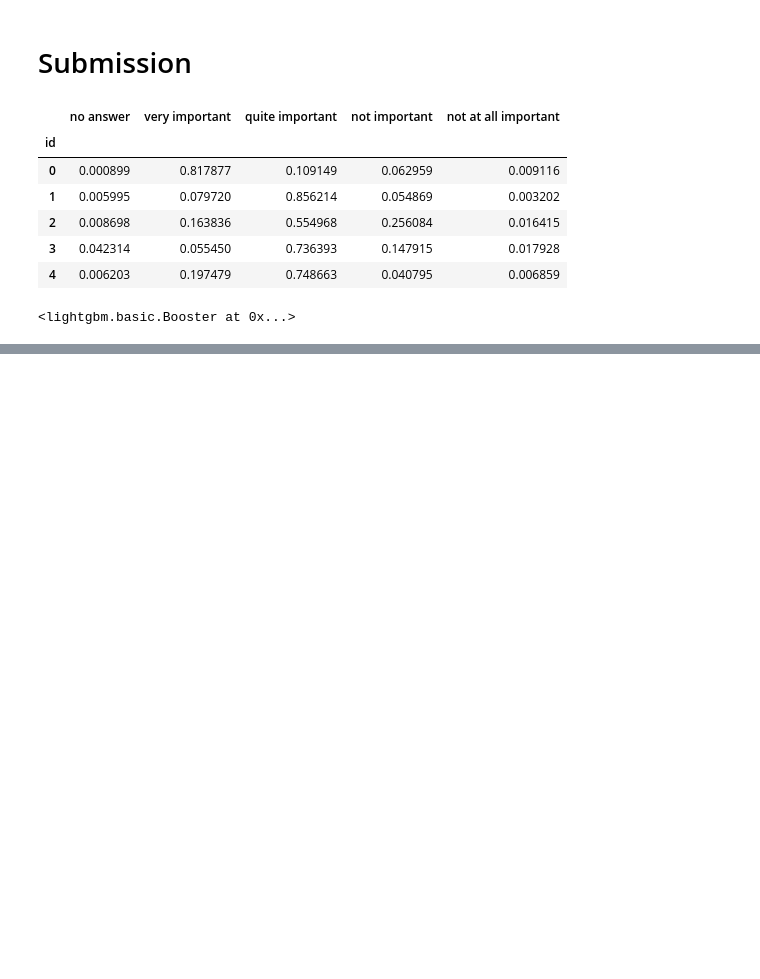
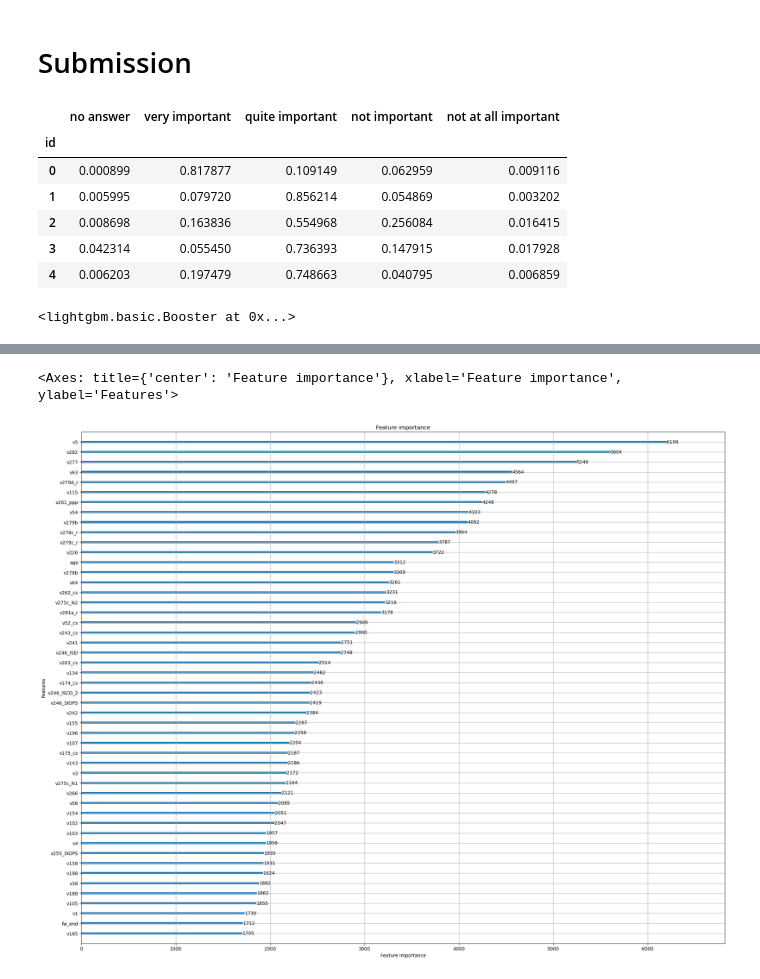
Before and after one commit to ezafar/STAT441_FinalProject, a Jupyter notebook: models/01_LightGBM_Hypertune.ipynb, the cells around one changed output, grey strips where cells are left out. Cells and saved outputs as stored; diff of their text form; code cells hidden in the pictures; blank space fills up the shorter version.

Commit message:
added plots

```diff
--- a/models/01_LightGBM_Hypertune.ipynb
+++ b/models/01_LightGBM_Hypertune.ipynb
@@ -147,0 +147,2 @@ final_model.booster_.save_model(f"model_bin/model5_FineTune_ObjDropped.txt")
+# %%
+bst = lgb.Booster(model_file='../models/model_bin/model5_FineTune_ObjDropped.txt')
@@ -147,0 +163,5 @@ final_model.booster_.save_model(f"model_bin/model5_FineTune_ObjDropped.txt")
+# %%
+lgb.plot_importance(bst,  max_num_features=50, figsize=(25,20))
+# %% [output]
+<Axes: title={'center': 'Feature importance'}, xlabel='Feature importance', ylabel='Features'>
+[figure, added]
```
Also changed, not shown: parts of 5 cells of this notebook, 1 other file.
